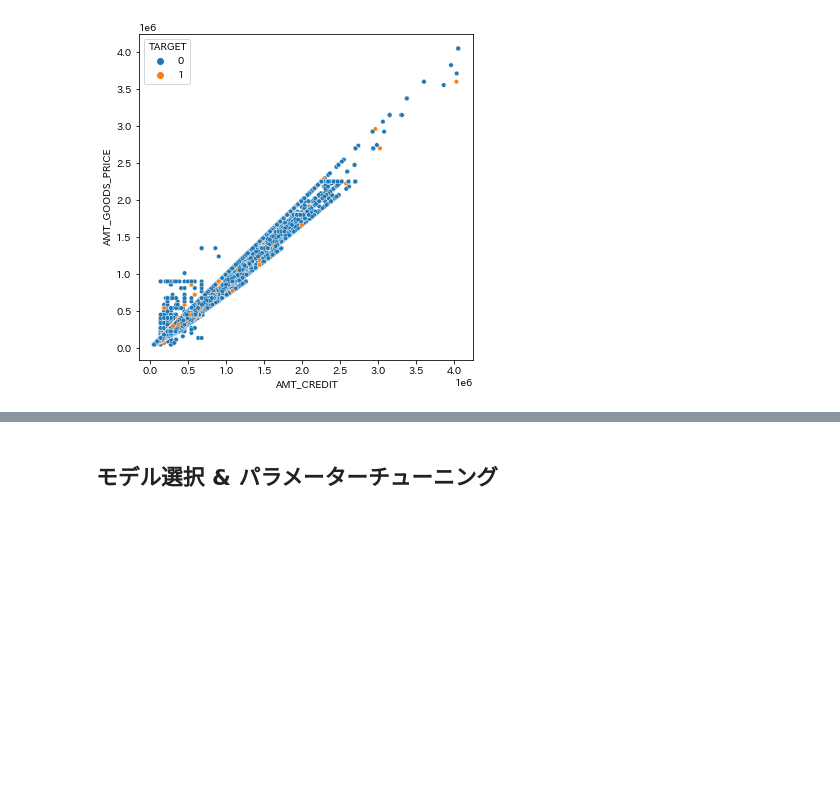
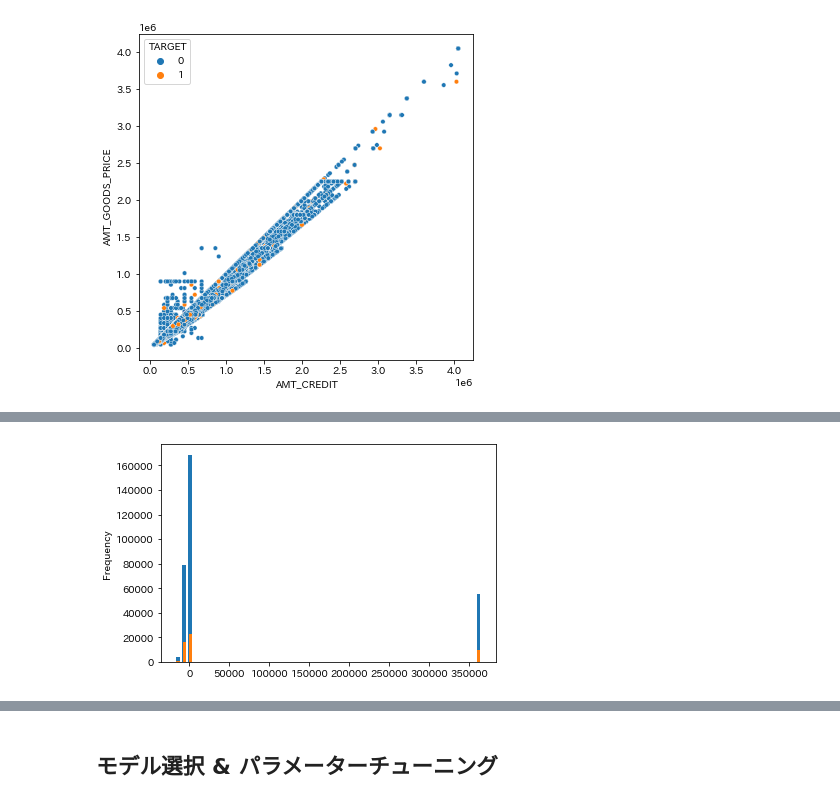
Before and after one commit to idsts2670/kaggle, a Jupyter notebook: home-credit-default-risk/home-credit-default.ipynb, the cells around one changed output, grey strips where cells are left out. Saved outputs shown, nothing was run; the diff lists cells and outputs as text; code cells hidden in the pictures; blank space fills up the shorter version.

```diff
--- a/home-credit-default-risk/home-credit-default.ipynb
+++ b/home-credit-default-risk/home-credit-default.ipynb
@@ -1004,0 +1100,6 @@ plt.show()
+# %%
+# 異常値めちゃめちゃある
+app_train['DAYS_EMPLOYED'].plot.hist(bins=50, rwidth=0.6);
+app_test['DAYS_EMPLOYED'].plot.hist(bins=50, rwidth=0.6);
+# %% [output]
+[figure, added]
```
Also changed, not shown: parts of 31 cells of this notebook.
